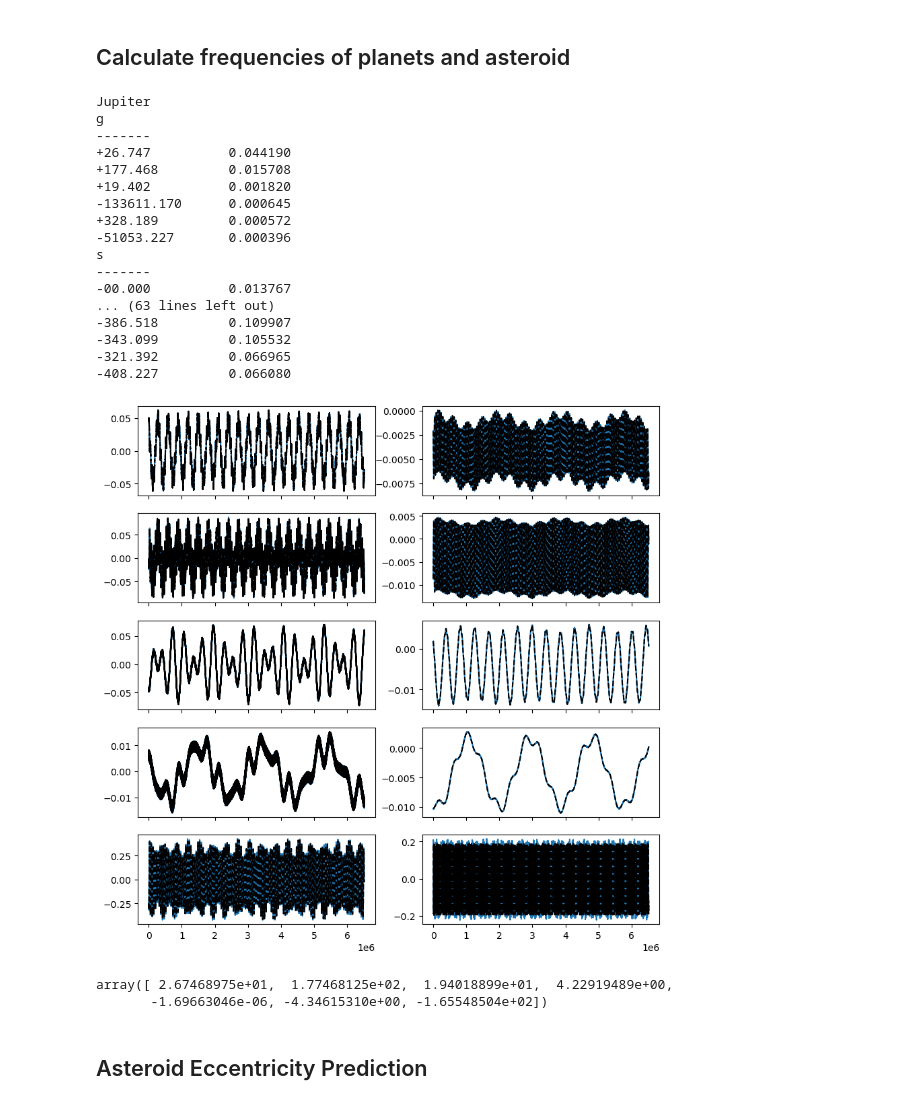
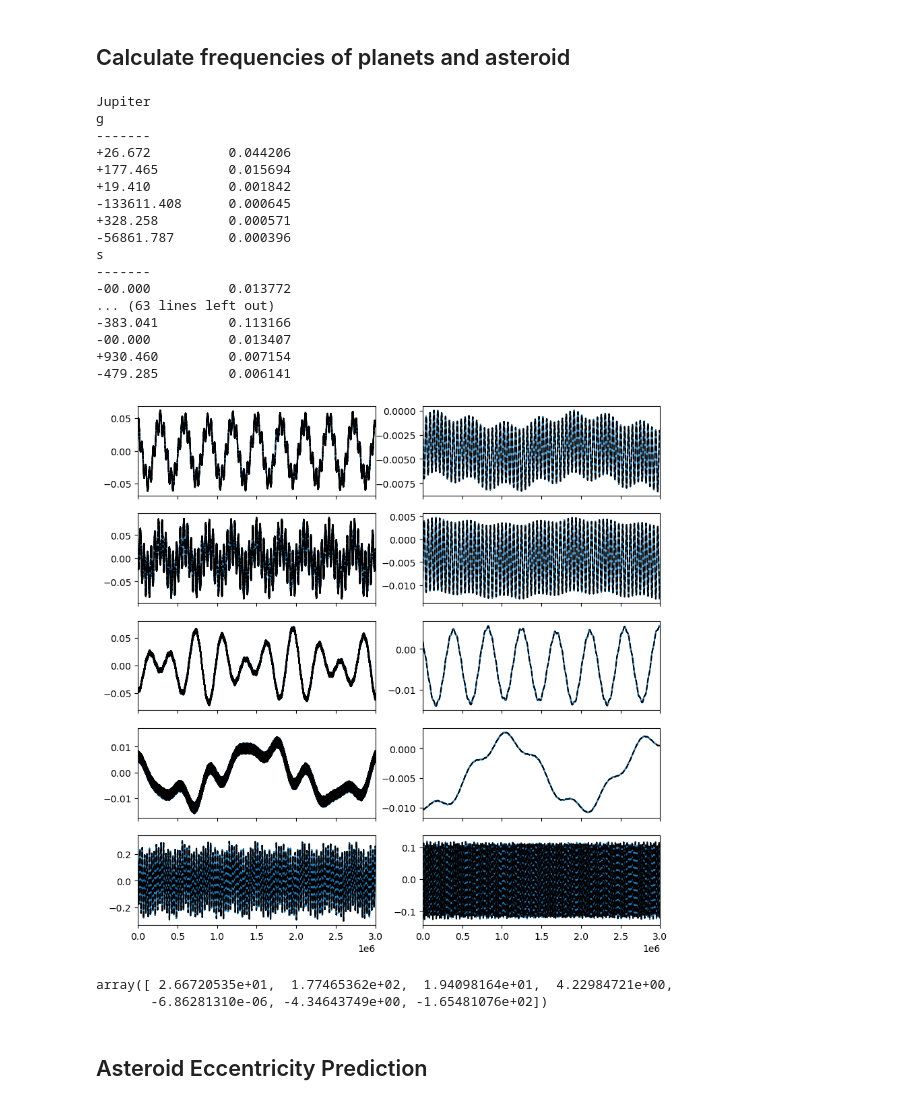
Before and after one commit to kavidey/action-angle-discovery, a Jupyter notebook: Integrations.ipynb, the cells around one changed output. Drawn from its saved outputs; the diff is of its cells as text; code cells hidden in the pictures.

```diff
--- a/Integrations.ipynb
+++ b/Integrations.ipynb
@@ -1,6 +1,7 @@
 # %% [markdown]
 ## Imports
 # %%
+from pathlib import Path
 import numpy as np
 import matplotlib.pyplot as plt
 import pandas as pd
@@ -14,6 +15,9 @@ try:
 	plt.style.use('/Users/dtamayo/.matplotlib/paper.mplstyle')
 except:
 	pass
+
+integration_path = Path("integrations") / "outer_planets"
+integration_path.mkdir(parents=True, exist_ok=True)
 # %% [markdown]
 ## Load asteroid data and create simulation
 # %%
@@ -86,6 +90,8 @@ NumOpps           114
 Name: 2, dtype: object
 # %%
 sim = rb.Simulation('planets.bin')
+for i in range(4):
+    sim.remove(1)
 sim.add(a=row['a'], e=row['e'], inc=row['Incl.']*np.pi/180, Omega=row['Node']*np.pi/180, omega=row['Peri.']*np.pi/180, M=row['M'], primary=sim.particles[0])
 
 # sim = rb.Simulation()
@@ -110,6 +116,4 @@ Ignoring fixed x limits to fulfill fixed data aspect with adjustable data limits
 # %%
-%%time
-
 sim.integrator='whfast'
 sim.dt = ps[1].P/100.
 sim.ri_whfast.safe_mode = 0
@@ -119,7 +123,8 @@ total_steps = np.ceil(Tfin_approx / sim.dt)
 Tfin = total_steps * sim.dt + sim.dt
 Nout = 262144
 
-sim.save_to_file(f"asteroid_integration_{asteroid_index}.sa", step=int(np.floor(total_steps/Nout)), delete_file=True)
+save_file = integration_path / f"asteroid_integration_{row["Des'n"]}.sa"
+sim.save_to_file(str(save_file), step=int(np.floor(total_steps/Nout)), delete_file=True)
 sim.integrate(Tfin, exact_finish_time=0)
 rb.OrbitPlotSet(sim)
 # %% [output]
@@ -132,5 +137,5 @@ Ignoring fixed x limits to fulfill fixed data aspect with adjustable data limits
 # %%
-results = cm.nbody_simulation_utilities.get_simarchive_integration_results(f"asteroid_integration_{asteroid_index}.sa",coordinates='heliocentric')
+results = cm.nbody_simulation_utilities.get_simarchive_integration_results(str(save_file),coordinates='heliocentric')
 # %%
 fig, ax = plt.subplots()
 ax.plot(results['time'], results['a'][-1], '.')
@@ -197,39 +202,39 @@ for i,pl in enumerate(planets):
 Jupiter
 g
 -------
-+26.747          0.044190
-+177.468         0.015708
-+19.402          0.001820
--133611.170      0.000645
-+328.189         0.000572
--51053.227       0.000396
++26.672          0.044206
++177.465         0.015694
++19.410          0.001842
+-133611.408      0.000645
++328.258         0.000571
+-56861.787       0.000396
 s
 -------
--00.000          0.013767
+-00.000          0.013772
 ... (63 lines left out)
--386.518         0.109907
--343.099         0.105532
--321.392         0.066965
--408.227         0.066080
+-383.041         0.113166
+-00.000          0.013407
++930.460         0.007154
+-479.285         0.006141
 # %%
 fig,ax = plt.subplots(sim.N-1 - inner_planet_offset,2,sharex=True,figsize=(10,10))
 Xsolns = []
 Ysolns = []
 for i,pl in enumerate(planets):
 	freq_amp_dict = ecc_fmft_results[pl]
 	ax[i,0].plot(results['time'],np.real(results['X'][i + inner_planet_offset]))
 	zsoln = np.sum([amp * np.exp(1j*freq*results['time']) for freq,amp in freq_amp_dict.items()],axis=0)
 	ax[i,0].plot(results['time'],np.real(zsoln),'k--')
 
 	freq_amp_dict = inc_fmft_results[pl]
 	Ysolns.append(freq_amp_dict)
 	ax[i,1].plot(results['time'],np.real(results['Y'][i + inner_planet_offset]))
 	zsoln = np.sum([amp * np.exp(1j*freq*results['time']) for freq,amp in freq_amp_dict.items()],axis=0)
 	ax[i,1].plot(results['time'],np.real(zsoln),'k--')
-# plt.xlim(0,1e7)
+plt.xlim(0,3e6)
 plt.show()
 # %% [output]
-[figure, old version]
+[figure, new version]
 # %%
 ARCSEC_PER_YR = 1/(180*60*60*2)
 g_vec = np.zeros(4)
@@ -244,8 +249,8 @@ omega_vec = np.concatenate((g_vec,s_vec))
 g_and_s_arc_sec_per_yr = omega_vec / ARCSEC_PER_YR
 g_and_s_arc_sec_per_yr
 # %% [output]
-array([ 2.67468975e+01,  1.77468125e+02,  1.94018899e+01,  4.22919489e+00,
-       -1.69663046e-06, -4.34615310e+00, -1.65548504e+02])
+array([ 2.66720535e+01,  1.77465362e+02,  1.94098164e+01,  4.22984721e+00,
+       -6.86281310e-06, -4.34643749e+00, -1.65481076e+02])
 # %% [markdown]
 ## Asteroid Eccentricity Prediction
 # %%
```
Also changed, not shown: parts of 9 cells of this notebook, 1 other file.
